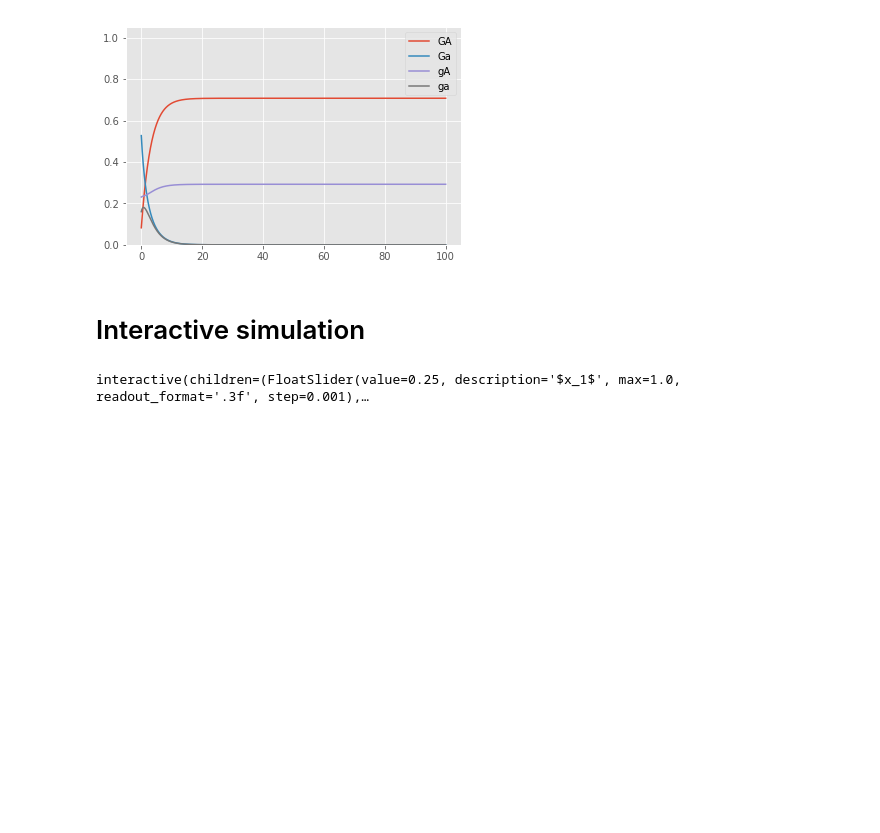
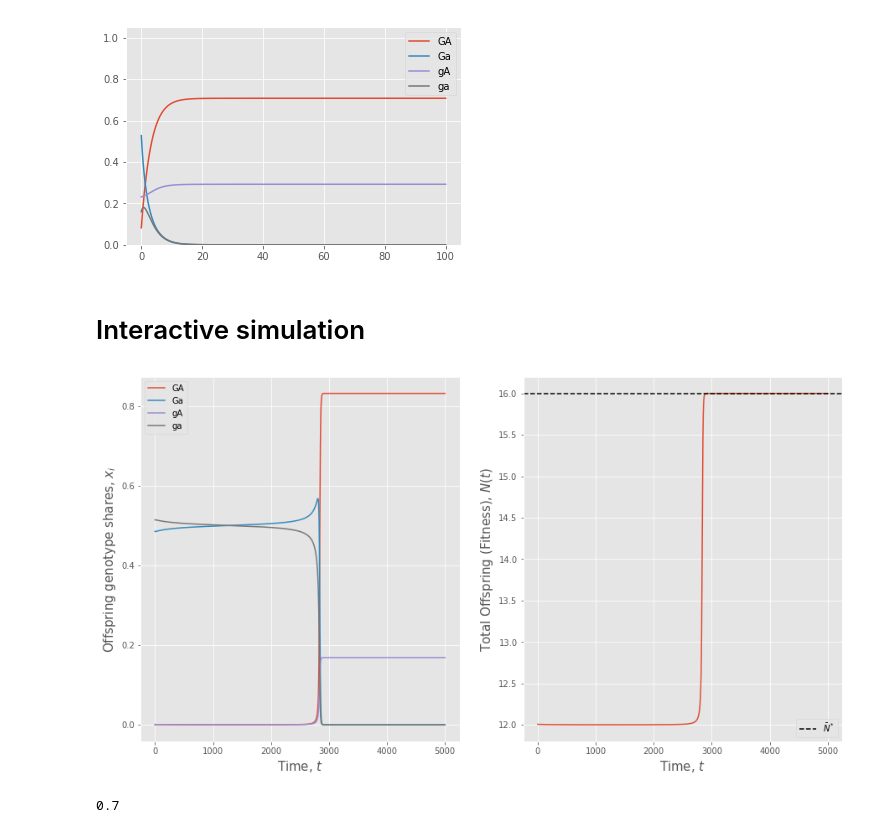
Before and after one commit to davidrpugh/evolution-of-social-behavior, a Jupyter notebook: simulating-generalized-sexual-selection.ipynb, the cells around one changed output. Cells and saved outputs as stored; diff of their text form; code cells hidden in the pictures; blank space fills up the shorter version.

```diff
--- a/simulating-generalized-sexual-selection.ipynb
+++ b/simulating-generalized-sexual-selection.ipynb
@@ -75,45 +75,49 @@ plt.show()
 # Interactive simulation
 # %%
 # sliders used to control the initial condition
-x1_slider = widgets.FloatSlider(value=0.25, min=0.0, max=1.0, step=1e-3, description=r"$x_1$", readout_format=".3f")
-x2_slider = widgets.FloatSlider(value=0.25, min=0.0, max=1.0, step=1e-3, description=r"$x_2$", readout_format=".3f")
-x3_slider = widgets.FloatSlider(value=0.25, min=0.0, max=1.0, step=1e-3, description=r"$x_3$", readout_format=".3f")
+x1_slider = widgets.FloatSlider(value=0.0, min=0.0, max=1.0, step=1e-3, description=r"$x_1$", readout_format=".3f")
+x2_slider = widgets.FloatSlider(value=0.485, min=0.0, max=1.0, step=1e-3, description=r"$x_2$", readout_format=".3f")
+x3_slider = widgets.FloatSlider(value=0.001, min=0.0, max=1.0, step=1e-3, description=r"$x_3$", readout_format=".3f")
 
 # sliders used to control the Prisoner's Dilemma Payoffs
 T_slider = widgets.FloatSlider(value=10, min=0, max=100, step=0.1, description=r"$T$")
 R_slider = widgets.FloatSlider(value=8, min=0, max=100, step=0.1, description=r"$R$")
 P_slider = widgets.FloatSlider(value=6, min=0, max=100, step=0.1, description=r"$P$")
 S_slider = widgets.FloatSlider(value=4, min=0, max=100, step=0.1, description=r"$S$")
 
 # sliders used to control the metabolic costs
 M_slider = widgets.FloatSlider(value=0, min=0, max=100, step=0.1, description=r"$M_G$")
 m_slider = widgets.FloatSlider(value=0, min=0, max=100, step=0.1, description=r"$m_g$")
 
 # slider used to control which selection function is being used
 U_slider = widgets.Dropdown(options=["kirkpatrick", "seger", "wright"], index=0, description=r"$U_{\gamma(j)A}$")
 
 # slider that controls the parameters of the selection function
-d1_slider = widgets.FloatSlider(value=1, min=0.0, max=10, step=0.05, description=r"$d_1$")
+d1_slider = widgets.FloatSlider(value=2, min=0.0, max=10, step=0.05, description=r"$d_1$")
 d3_slider = widgets.FloatSlider(value=1, min=0.0, max=10, step=0.05, description=r"$d_3$")
 
 # slider used to control the mutation rate
 e_slider = widgets.FloatSlider(value=0.0, min=0.0, max=1.0, step=1e-3, description=r"$\epsilon$", readout_format=".3f")
 
 # slider that controls max simulation time
-max_time_slider = widgets.IntSlider(value=25, min=1, max=100000, description=r"$\max t$")
+max_time_slider = widgets.IntSlider(value=5000, min=1, max=100000, description=r"$\max t$")
 
 # slider used to control which selection function is being used
 U_slider = widgets.Dropdown(options=["kirkpatrick", "seger", "wright"], index=0, description=r"$U_{\gamma(j)A}$")
 
 
 w = widgets.interactive(plotting.plot_generalized_sexual_selection, x1=x1_slider, x2=x2_slider, x3=x3_slider,
                         selection_function=U_slider, d1=d1_slider, d3=d3_slider,
                         T=T_slider, R=R_slider, P=P_slider, S=S_slider,
                         M=M_slider, m=m_slider, epsilon=e_slider,
                         max_time=max_time_slider)
 display(w)
 # %% [output]
-interactive(children=(FloatSlider(value=0.25, description='$x_1$', max=1.0, readout_format='.3f', step=0.001),…
+[figure, added]
+# %%
+3.5/5
+# %% [output]
+0.7
 # %%
 # can get access to the solution!
 (solution, optimize_result) = w.result
```
Also changed, not shown: parts of 3 cells of this notebook, 23 other files.
